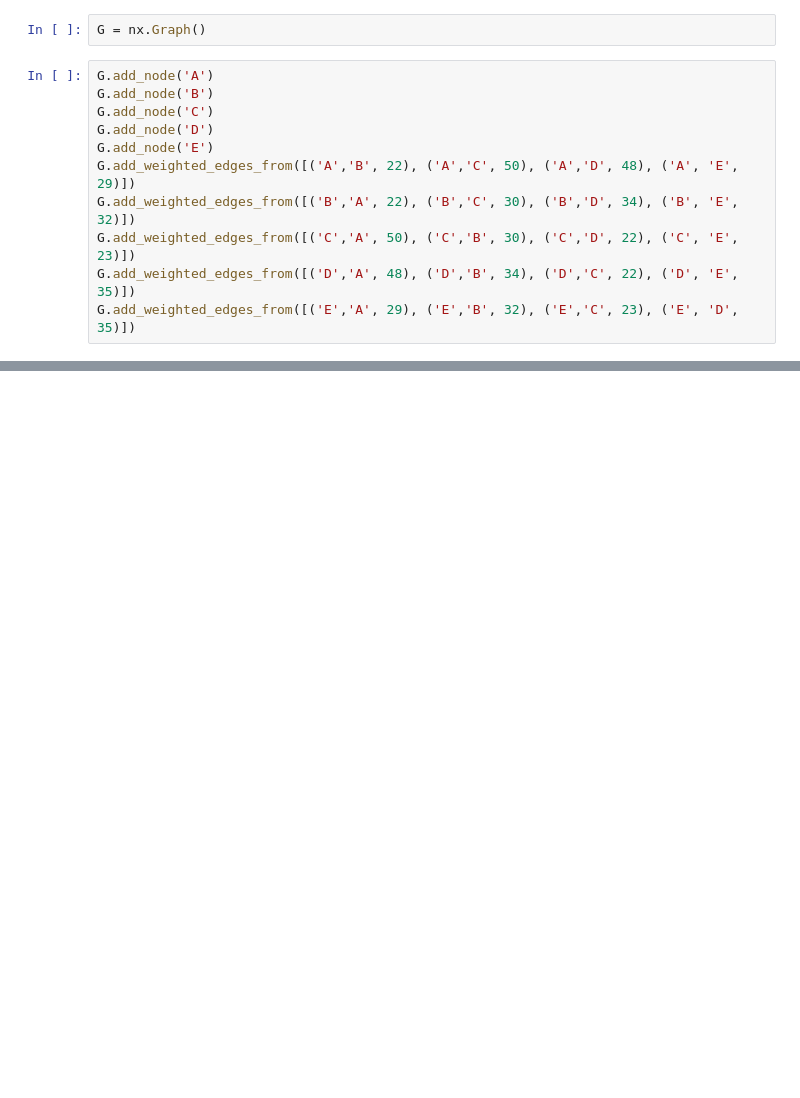
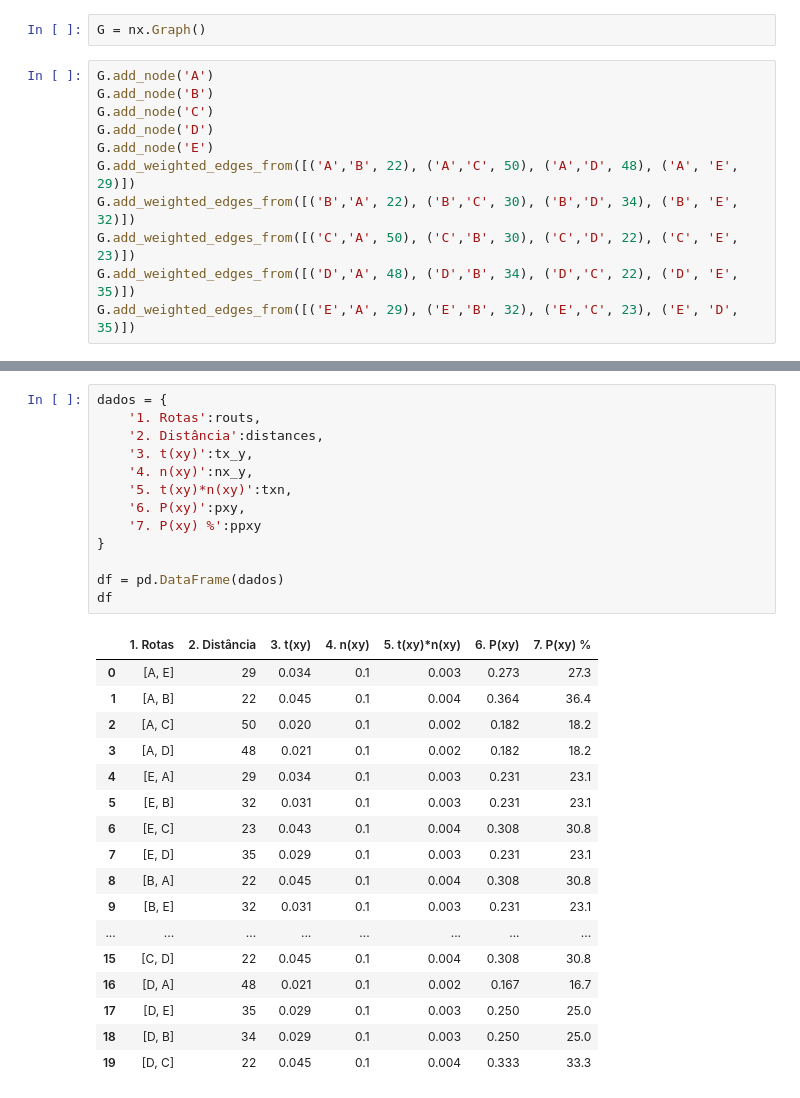
Before and after one commit to Jimmy-INL/ACOForTravellingSalesman, a Jupyter notebook: Ant colony optimization for Travelling Salesman.ipynb, the cells around one changed output, grey strips where cells are left out. Saved outputs shown, nothing was run; the diff lists cells and outputs as text; blank space fills up the shorter version.

```diff
--- a/Ant colony optimization for Travelling Salesman.ipynb
+++ b/Ant colony optimization for Travelling Salesman.ipynb
@@ -63,0 +84,31 @@ for vertice in G.nodes():
+# %%
+dados = {
+    '1. Rotas':routs,
+    '2. Distância':distances,
+    '3. t(xy)':tx_y,
+    '4. n(xy)':nx_y,
+    '5. t(xy)*n(xy)':txn,
+    '6. P(xy)':pxy,
+    '7. P(xy) %':ppxy
+}
+
+df = pd.DataFrame(dados)
+df
+# %% [output]
+|  | 1. Rotas | 2. Distância | 3. t(xy) | 4. n(xy) | 5. t(xy)*n(xy) | 6. P(xy) | 7. P(xy) % |
+| 0 | [A, E] | 29 | 0.034 | 0.1 | 0.003 | 0.273 | 27.3 |
+| 1 | [A, B] | 22 | 0.045 | 0.1 | 0.004 | 0.364 | 36.4 |
+| 2 | [A, C] | 50 | 0.020 | 0.1 | 0.002 | 0.182 | 18.2 |
+| 3 | [A, D] | 48 | 0.021 | 0.1 | 0.002 | 0.182 | 18.2 |
+| 4 | [E, A] | 29 | 0.034 | 0.1 | 0.003 | 0.231 | 23.1 |
+| 5 | [E, B] | 32 | 0.031 | 0.1 | 0.003 | 0.231 | 23.1 |
+| 6 | [E, C] | 23 | 0.043 | 0.1 | 0.004 | 0.308 | 30.8 |
+| 7 | [E, D] | 35 | 0.029 | 0.1 | 0.003 | 0.231 | 23.1 |
+| 8 | [B, A] | 22 | 0.045 | 0.1 | 0.004 | 0.308 | 30.8 |
+| 9 | [B, E] | 32 | 0.031 | 0.1 | 0.003 | 0.231 | 23.1 |
+| ... | ... | ... | ... | ... | ... | ... | ... |
+| 15 | [C, D] | 22 | 0.045 | 0.1 | 0.004 | 0.308 | 30.8 |
+| 16 | [D, A] | 48 | 0.021 | 0.1 | 0.002 | 0.167 | 16.7 |
+| 17 | [D, E] | 35 | 0.029 | 0.1 | 0.003 | 0.250 | 25.0 |
+| 18 | [D, B] | 34 | 0.029 | 0.1 | 0.003 | 0.250 | 25.0 |
+| 19 | [D, C] | 22 | 0.045 | 0.1 | 0.004 | 0.333 | 33.3 |
```
Also changed, not shown: parts of 5 cells of this notebook.
